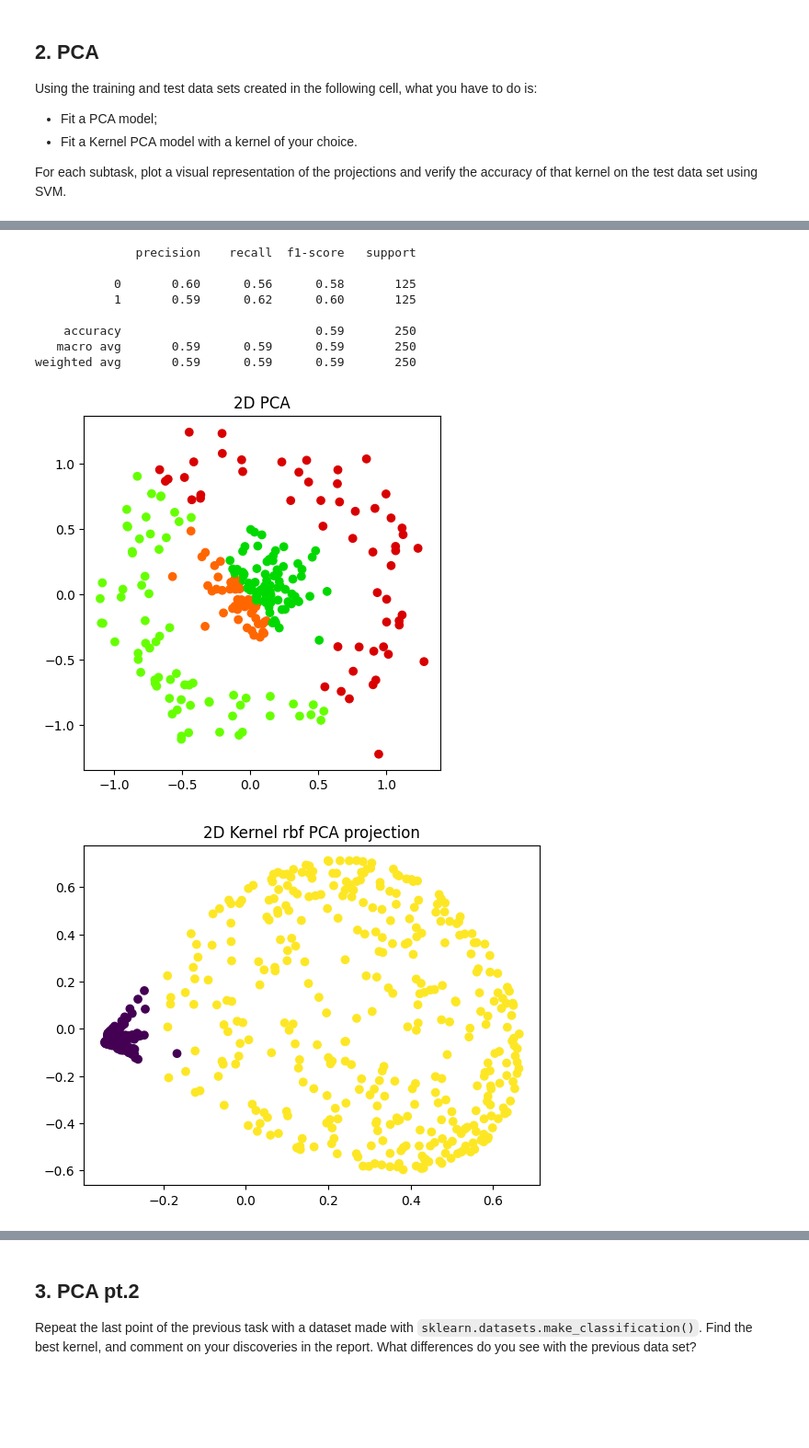
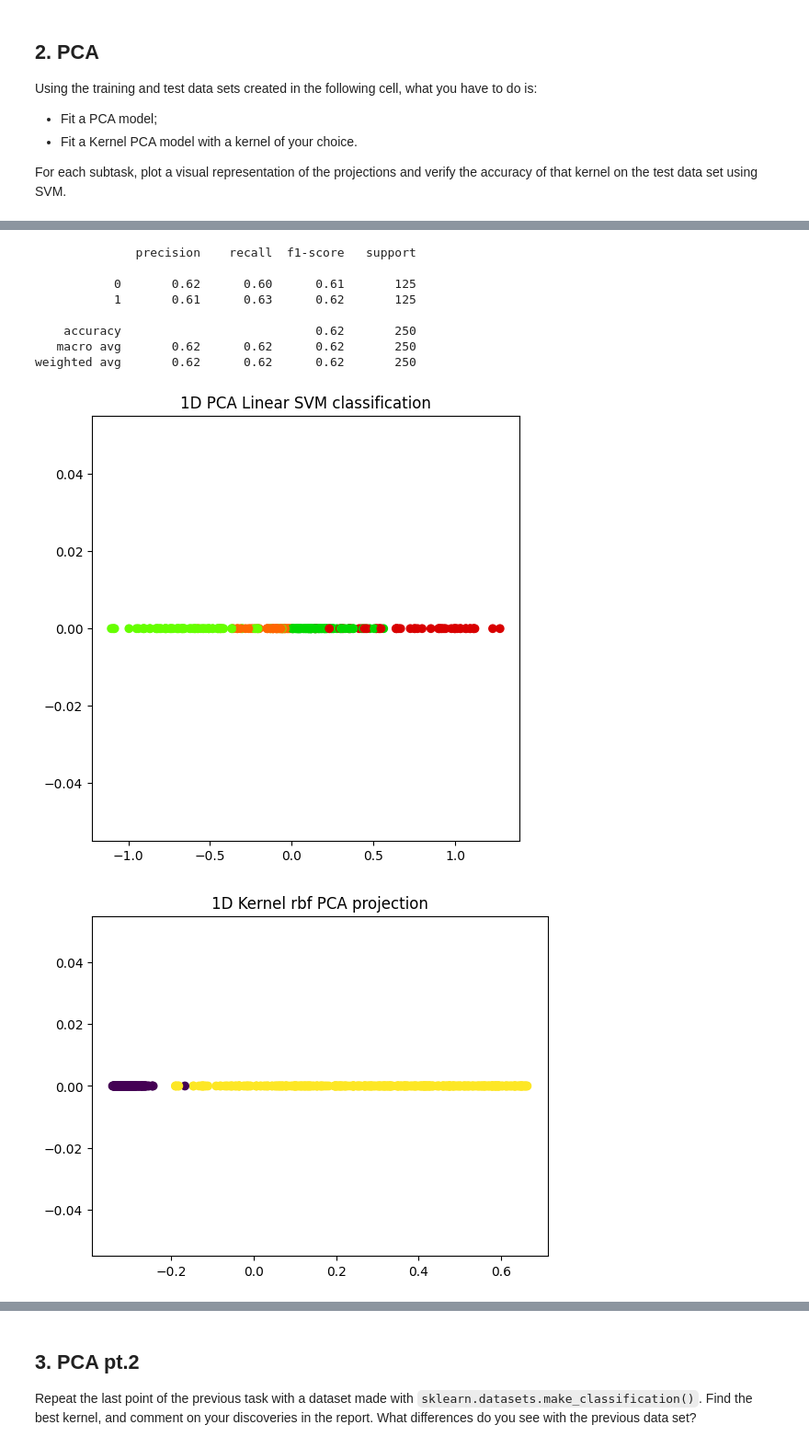
Before and after one commit to frekkoz3/Intro_to_ML_24-25, a Jupyter notebook: challenges/challenge 2/challenge_two.ipynb, the cells around one changed output, grey strips where cells are left out. Shown at 92% size. Cells and saved outputs as stored; diff of their text form; code cells hidden in the pictures; blank space fills up the shorter version.

```diff
--- a/challenges/challenge 2/challenge_two.ipynb
+++ b/challenges/challenge 2/challenge_two.ipynb
@@ -197,27 +220,27 @@ x_test = pca_model.fit_transform(X_test, y_test)
 clf = LinearSVC(random_state=0, tol=1e-5, dual="auto")
 clf.fit(x_test, y_test)
 print(classification_report(y_test, clf.predict(x_test)))
-plot_classification(x_test, y_test, clf.predict(x_test), "2D PCA")
+plot_1d_classification(x_test, y_test, clf.predict(x_test), "1D PCA Linear SVM classification")
 # %% [output]
               precision    recall  f1-score   support
 
-           0       0.60      0.56      0.58       125
-           1       0.59      0.62      0.60       125
+           0       0.62      0.60      0.61       125
+           1       0.61      0.63      0.62       125
 
-    accuracy                           0.59       250
-   macro avg       0.59      0.59      0.59       250
-weighted avg       0.59      0.59      0.59       250
+    accuracy                           0.62       250
+   macro avg       0.62      0.62      0.62       250
+weighted avg       0.62      0.62      0.62       250
-[figure, old version]
+[figure, new version]
 # %%
 from sklearn.decomposition import KernelPCA
 
 kernel_pca_model = KernelPCA(n_components=2, kernel="rbf", gamma=10)
 projection = kernel_pca_model.fit_transform(X_train, y_train)
-plt.scatter(projection[:, 0], projection[:, 1], c=y_train, cmap="viridis",marker = "o")
-plt.title("2D Kernel rbf PCA projection")
+plt.scatter(projection[:, 0], np.zeros_like(projection[:, 0]), c=y_train, cmap="viridis",marker = "o")
+plt.title("1D Kernel rbf PCA projection")
 plt.show()
 # %% [output]
-[figure, old version]
+[figure, new version]
 # %%
 x_test = kernel_pca_model.fit_transform(X_test, y_test)
 clf = LinearSVC(random_state=0, tol=1e-5, dual="auto")
```
Also changed, not shown: parts of 17 cells of this notebook, 1 other file.
